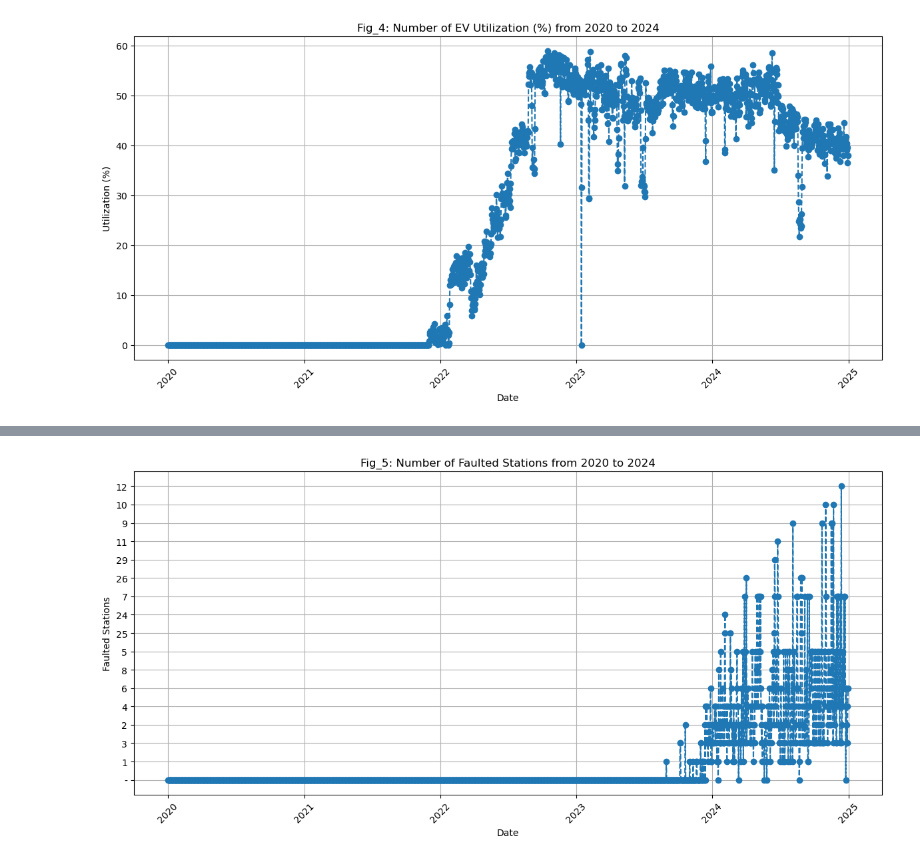
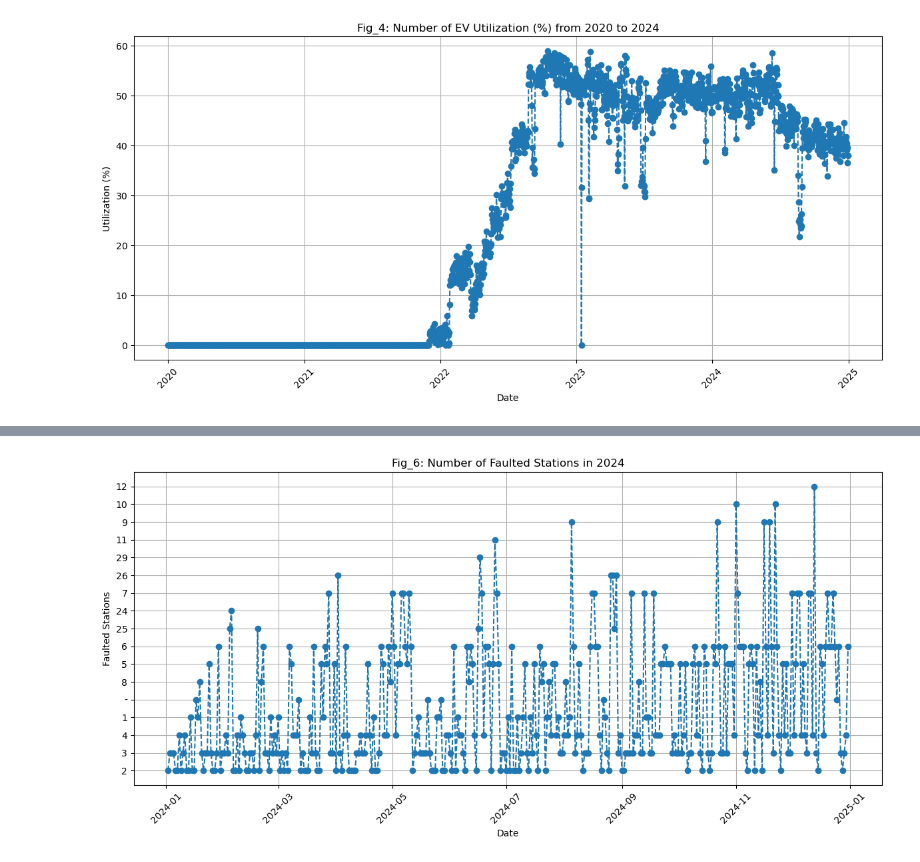
Before and after one commit to elmunoz42/sbcc-ev-charging-stations, a Jupyter notebook: data-analysis-days.ipynb, the cells around one changed output, grey strips where cells are left out. Saved outputs shown, nothing was run; the diff lists cells and outputs as text; code cells hidden in the pictures.

```diff
--- a/data-analysis-days.ipynb
+++ b/data-analysis-days.ipynb
@@ -65,0 +70,2 @@ plt.show()
+# %%
+df_reporting = df_reporting.drop(["Max kW hour (kW)"], axis=1)
@@ -65,0 +76,3 @@ plt.show()
+# %%
+# Partition the dataset at index 1462 wich corresponds to January 1st 2024
+df_reporting_2024 = df_reporting.iloc[1462:].copy()
@@ -310,6 +316,11 @@ plt.hist(df_reporting["Started Sessions"])
 df_reporting_timeline = df_reporting.copy()
 df_reporting_timeline['Day'] = pd.to_datetime(df_reporting_timeline['Day'])
 df_reporting_timeline = df_reporting_timeline.set_index('Day')
+
+# Convert Dataframe to timeline 2024
+df_reporting_timeline_2024 = df_reporting_2024.copy()
+df_reporting_timeline_2024['Day'] = pd.to_datetime(df_reporting_timeline_2024['Day'])
+df_reporting_timeline_2024 = df_reporting_timeline_2024.set_index('Day')
 # %%
 # Plot the timeline of started sessions
 plt.figure(figsize=(12, 6))
@@ -341,14 +366,14 @@ plt.show()
 # %%
-# Plot the timeline of started sessions
+# Plot the timeline of faulted stations for 2024 (data was not previously available due to infrastructure software changes)
 plt.figure(figsize=(12, 6))
-plt.plot(df_reporting_timeline.index, df_reporting_timeline['Faulted Stations'], '--o')
-plt.title('Fig_5: Number of Faulted Stations from 2020 to 2024')
+plt.plot(df_reporting_timeline_2024.index, df_reporting_timeline_2024['Faulted Stations'], '--o')
+plt.title('Fig_6: Number of Faulted Stations in 2024')
 plt.xlabel('Date')
 plt.ylabel('Faulted Stations')
 plt.grid(True)
 plt.xticks(rotation=45)  # Rotate date labels for better readability
 plt.tight_layout()  # Adjust layout to make room for rotated x-axis labels
-plt.savefig('images/fig5.jpg')
+plt.savefig('images/days/fig6.jpg')
 plt.show()
 # %% [output]
-[figure, old version]
+[figure, new version]
```
Also changed, not shown: parts of 36 cells of this notebook, 16 other files.
